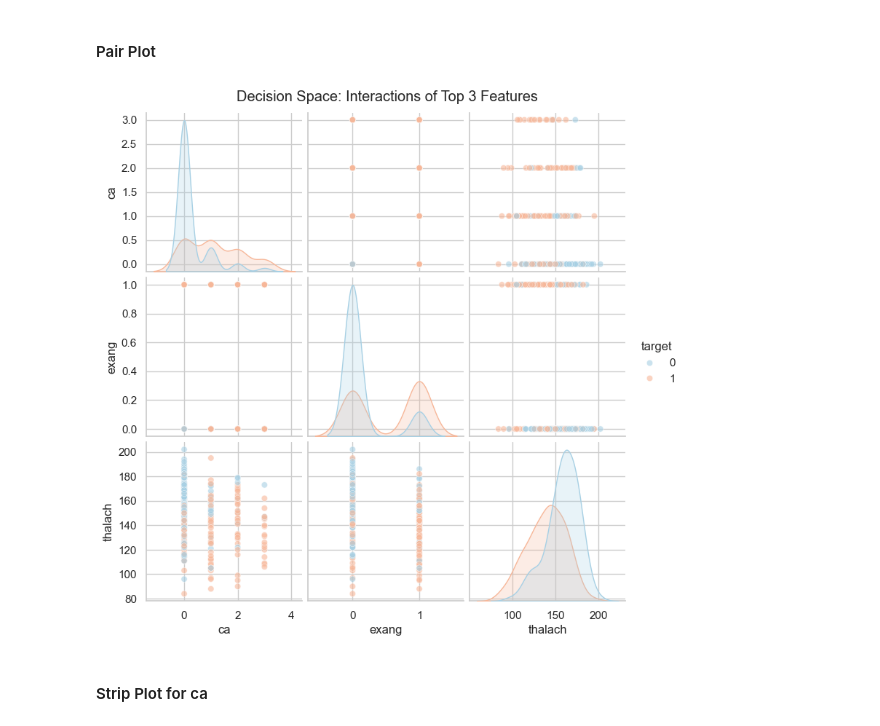
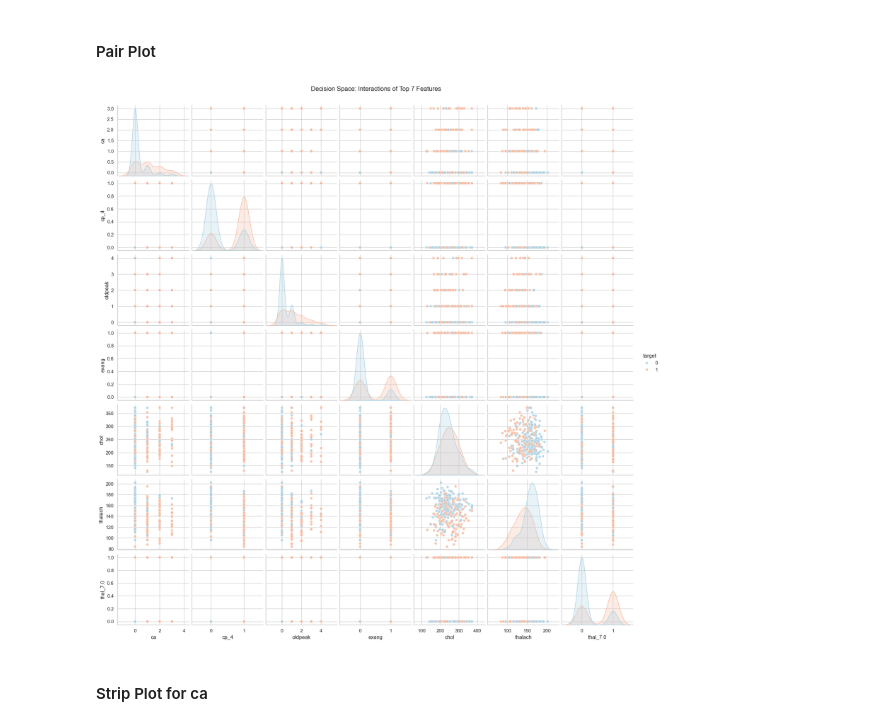
Before and after one commit to AFD03/ECS171_team9_proj, a Jupyter notebook: ECS171_Proj_Main.ipynb, the cells around one changed output. Saved outputs shown, nothing was run; the diff lists cells and outputs as text; code cells hidden in the pictures.

```diff
--- a/ECS171_Proj_Main.ipynb
+++ b/ECS171_Proj_Main.ipynb
@@ -454,17 +454,17 @@ fig.show()
 #### Pair Plot
 # %%
 # combining selected features and target for plotting
-plot_df = X[['ca', 'exang', 'thalach']].copy()
+plot_df = X[['ca', 'cp_4', 'oldpeak',  'exang', 'chol', 'thalach', 'thal_7.0']].copy()
 plot_df['target'] = y
 
 # creating the pair plot
 sns.set_theme(style="whitegrid")
 g = sns.pairplot(plot_df, hue='target', palette='RdBu_r',
-                 diag_kind='kde', plot_kws={'alpha': 0.6})
-g.fig.suptitle("Decision Space: Interactions of Top 3 Features", y=1.02)
+                 diag_kind='kde', plot_kws={'alpha': 0.8})
+g.fig.suptitle("Decision Space: Interactions of Top 7 Features", y=1.02)
 plt.show()
 # %% [output]
-[figure, old version]
+[figure, new version]
 # %% [markdown]
 #### Strip Plot for ca
 # %%
```
Also changed, not shown: parts of 3 cells of this notebook.
